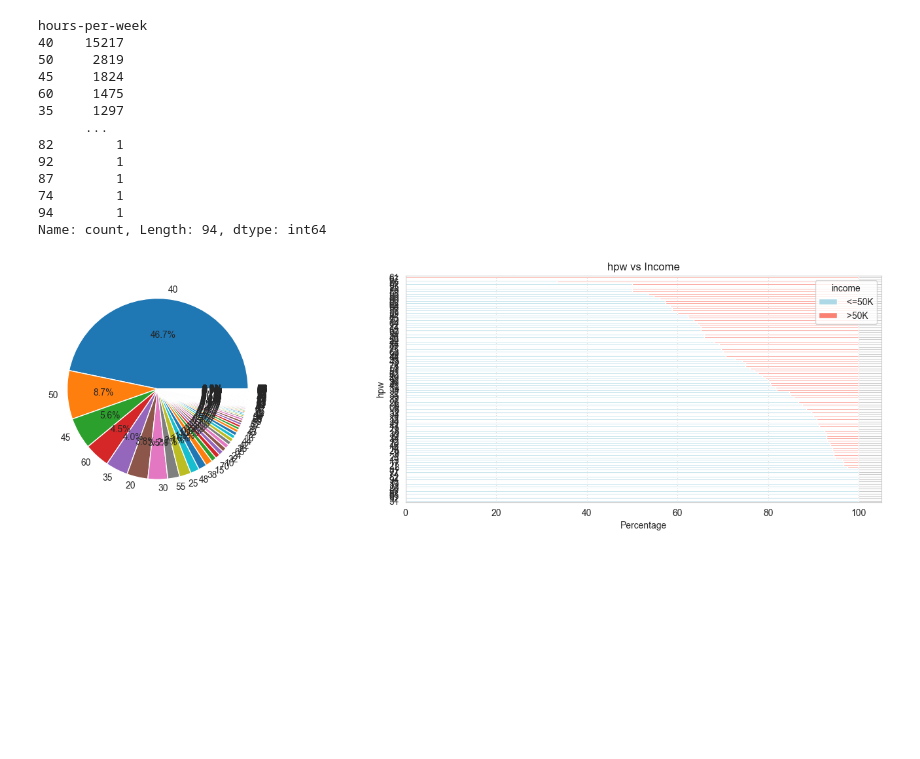
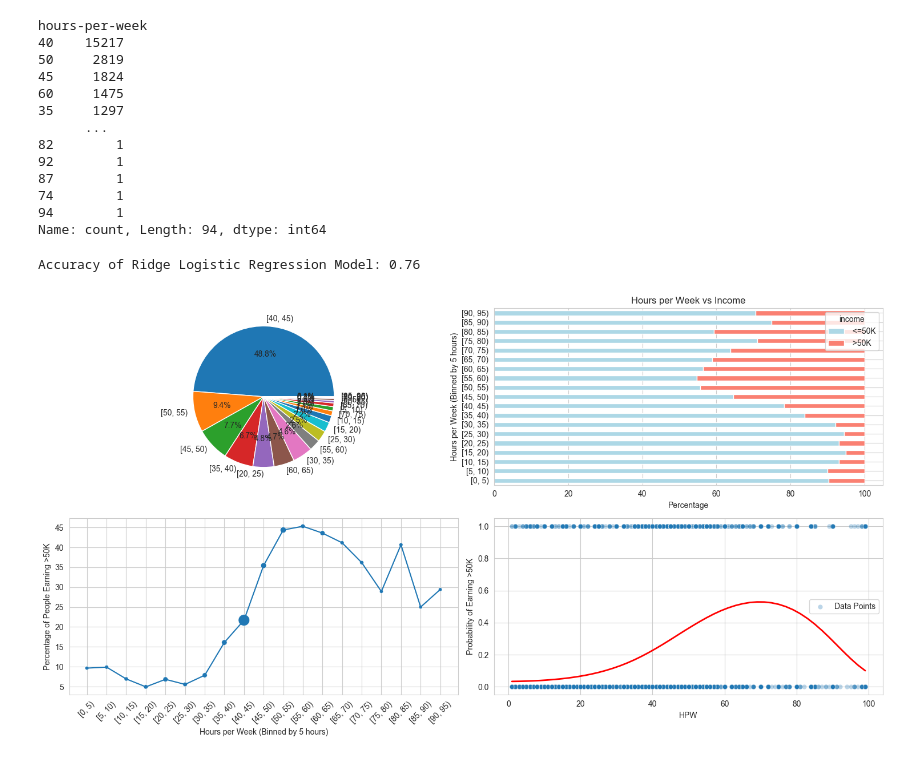
Before and after one commit to Farbod0o/Income-Analysis-in-Census-Data, a Jupyter notebook: CensusIncome.ipynb, the cells around one changed output. Cells and saved outputs as stored; diff of their text form; code cells hidden in the pictures; blank space fills up the shorter version.

```diff
--- a/CensusIncome.ipynb
+++ b/CensusIncome.ipynb
@@ -229,19 +234,63 @@ Name: count, Length: 94, dtype: int64
 # %%
 hpw = data['hours-per-week'].value_counts()
 plt.figure(figsize=(15, 8))
 
 plt.subplot(2, 2, 1)
-plt.pie(hpw, labels=hpw.index, autopct='%1.1f%%')
+data['hours_bin'] = pd.cut(data['hours-per-week'], bins=np.arange(0, 100, 5), right=False)
+hours_count = data['hours_bin'].value_counts()
+plt.pie(hours_count, labels=hours_count.index, autopct='%1.1f%%')
 
 plt.subplot(2, 2, 2)
-relationship_status_income = pd.crosstab(data['hours-per-week'], data['income'], normalize='index') * 100
-relationship_status_income.sort_values(by=' >50K').plot(kind='barh', stacked=True, color=['lightblue', 'salmon'],
-                                                   ax=plt.gca())
+hours_income = pd.crosstab(data['hours_bin'], data['income'], normalize='index') * 100
+hours_income = hours_income.sort_index()
+hours_income.plot(kind='barh', stacked=True, color=['lightblue', 'salmon'], ax=plt.gca())
 plt.xlabel('Percentage')
-plt.ylabel('hpw')
-plt.title('hpw vs Income')
+plt.ylabel('Hours per Week (Binned by 5 hours)')
+plt.title('Hours per Week vs Income')
+
+plt.subplot(2, 2, 3)
+hours_income_mean = data.groupby('hours_bin', observed=True)['income_numeric'].mean() * 100
+hours_count = data['hours_bin'].value_counts().sort_index()
+sns.scatterplot(x=hours_income_mean.index.astype(str), y=hours_income_mean.values,
+                size=hours_count, sizes=(20, 200), legend=False, marker='o')
+sns.lineplot(x=hours_income_mean.index.astype(str), y=hours_income_mean.values)
+plt.xticks(rotation=45)
+plt.xlabel('Hours per Week (Binned by 5 hours)')
+plt.ylabel('Percentage of People Earning >50K')
+
+
+plt.subplot(2, 2, 4)
+X = data['hours-per-week'].values
+X = X.reshape(-1, 1)
+y = data['income_numeric'].values
+
+poly = PolynomialFeatures(degree=3, include_bias=False)
+X_poly = poly.fit_transform(X)
+
+X_train, X_test, y_train, y_test = train_test_split(X_poly, y, test_size=0.2)
+scaler = StandardScaler()
+X_train = scaler.fit_transform(X_train)
+X_test = scaler.transform(X_test)
+
+model = LogisticRegression()
+model.fit(X_train, y_train)
+y_pred = model.predict(X_test)
+
+hours_range = np.linspace(data['hours-per-week'].min(), data['hours-per-week'].max()).reshape(-1, 1)
+hours_range_poly = poly.transform(hours_range)
+hours_range_scaled = scaler.transform(hours_range_poly)
+probabilities_poly = model.predict_proba(hours_range_scaled)[:,1]
+accuracy_ridge = accuracy_score(y_test, y_pred)
+print(f'Accuracy of Ridge Logistic Regression Model: {accuracy_ridge:.2f}')
+
+sns.scatterplot(x='hours-per-week', y='income_numeric', data=data, alpha=0.3, label='Data Points')
+plt.plot(hours_range, probabilities_poly, color='red', label='Polynomial Logistic Regression', linewidth=2)
+plt.xlabel('HPW')
+plt.ylabel('Probability of Earning >50K')
+
+
 plt.tight_layout()
-
 plt.show()
 # %% [output]
+Accuracy of Ridge Logistic Regression Model: 0.76
-[figure, old version]
+[figure, new version]
```
Also changed, not shown: parts of 3 cells of this notebook.
